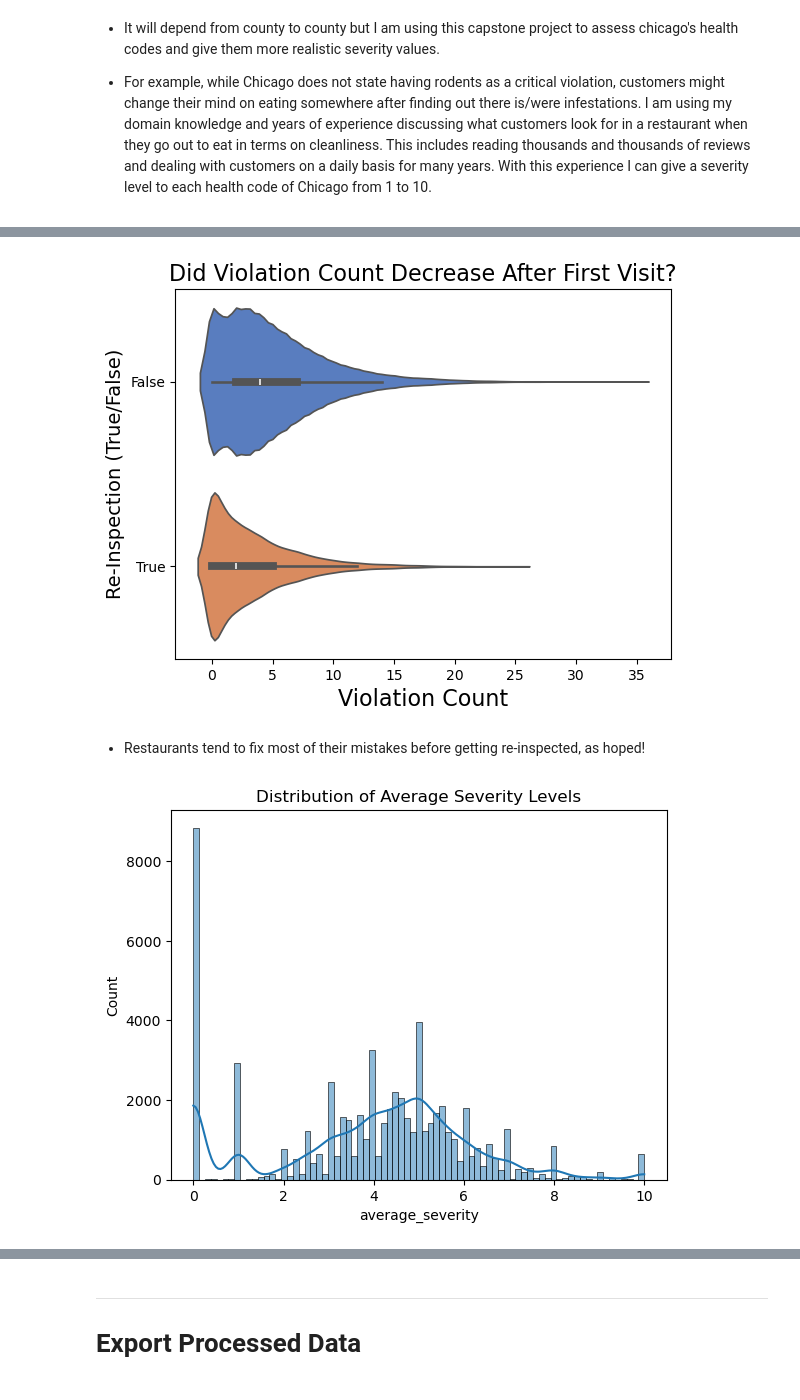
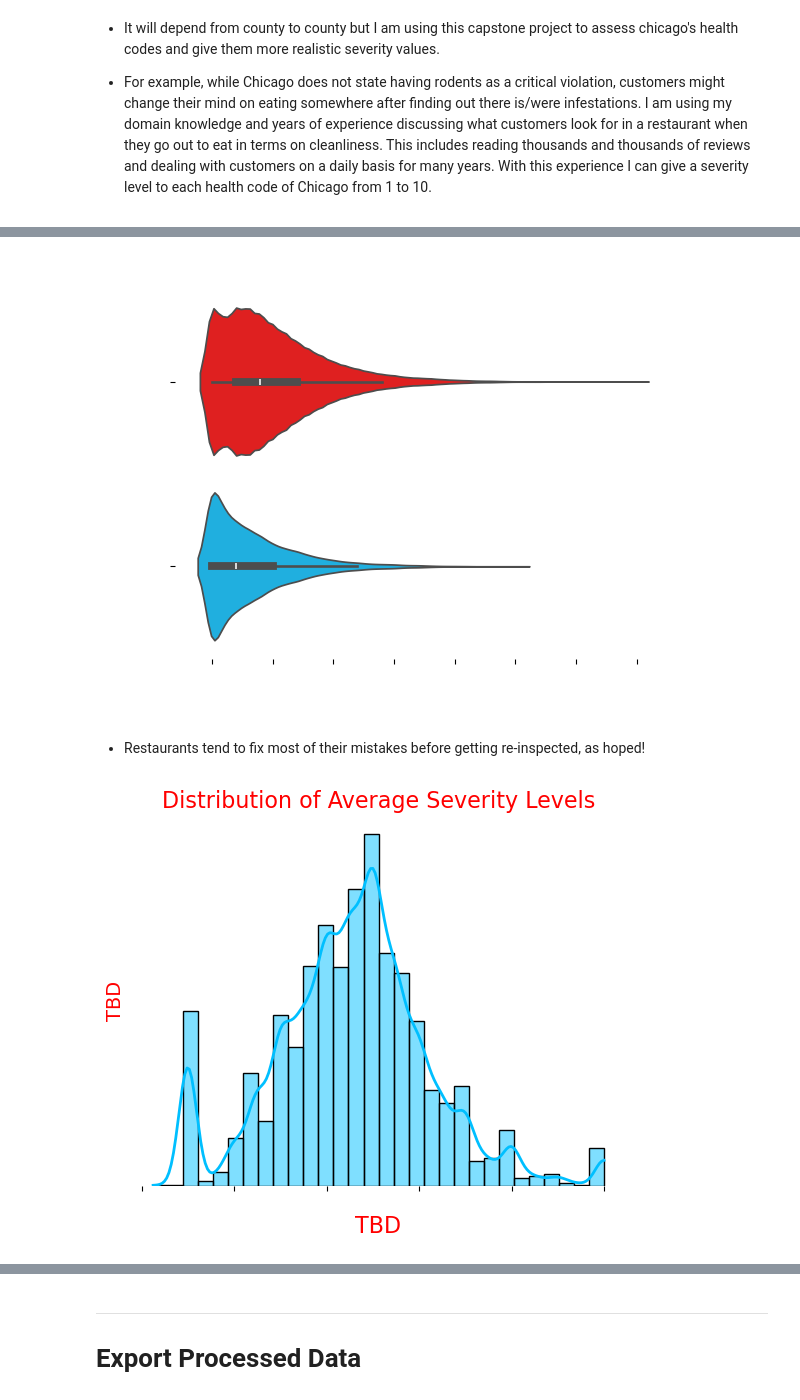
Before and after one commit to CharlesCro/food-inspections, a Jupyter notebook: code/notebooks/01_EDA.ipynb, the cells around one changed output, grey strips where cells are left out. Drawn from its saved outputs; the diff is of its cells as text; code cells hidden in the pictures.

Commit message:
Modelling Complete, EDA Plots Redesigned

```diff
--- a/code/notebooks/01_EDA.ipynb
+++ b/code/notebooks/01_EDA.ipynb
@@ -339,24 +339,61 @@ sns.violinplot(
     data=chicago,
     x='violation_count',
     y='is_reinspection',
-    palette='muted',
+    palette = {True: 'deepskyblue', False: 'red'},
     hue = 'is_reinspection',
     orient='h',
     legend = False
 )
 
 # Customize plot labels
-plt.title('Did Violation Count Decrease After First Visit?', fontsize=16)
-plt.xlabel('Violation Count', fontsize=16)
-plt.ylabel('Re-Inspection (True/False)', fontsize=14);
+plt.title('Did Violation Count Decrease After First Visit?', fontsize=16, color = 'white')
+plt.xlabel('Violation Count', fontsize=16, color = 'white')
+plt.ylabel('Re-Inspection (True/False)', fontsize=14, color = 'white')
+
+# customize ticks
+plt.xticks(color = 'white')
+plt.yticks(color = 'white')
+
+# Set the plot to be transparent
+plt.gca().patch.set_alpha(0)  # Remove axis background
+plt.gcf().patch.set_alpha(0)  # Remove figure background
+
+# Remove plot borders
+plt.gca().spines['top'].set_visible(False)
+plt.gca().spines['right'].set_visible(False)
+plt.gca().spines['left'].set_visible(False)
+plt.gca().spines['bottom'].set_visible(False);
 # %% [output]
-[figure, old version]
+[figure, new version]
 # %% [markdown]
 - Restaurants tend to fix most of their mistakes before getting re-inspected, as hoped!
 # %%
 chicago['average_severity'] = chicago['severity_levels'].apply(lambda x: sum(x)/len(x) if len(x) > 0 else 0)
-sns.histplot(chicago['average_severity'], kde=True)
-plt.title('Distribution of Average Severity Levels');
+sns.histplot(chicago[chicago['average_severity'] > 0]['average_severity'],
+             kde=True,
+             bins = 30,
+             color = 'deepskyblue',
+             line_kws = {'color': 'red', 'linewidth': 2})
+
+
+# Customize plot labels
+plt.title('Distribution of Average Severity Levels', fontsize=16, color = 'red')
+plt.xlabel('TBD', fontsize=16, color = 'red')
+plt.ylabel('TBD', fontsize=14, color = 'red')
+
+# customize ticks
+plt.xticks(color = 'white')
+plt.yticks([], [])
+
+# Set the plot to be transparent
+plt.gca().patch.set_alpha(0)  # Remove axis background
+plt.gcf().patch.set_alpha(0)  # Remove figure background
+
+# Remove plot borders
+plt.gca().spines['top'].set_visible(False)
+plt.gca().spines['right'].set_visible(False)
+plt.gca().spines['left'].set_visible(False)
+plt.gca().spines['bottom'].set_visible(False);
 # %% [output]
-[figure, old version]
+[figure, new version]
 # %%
```
Also changed, not shown: parts of 2 cells of this notebook, 2 other files.
